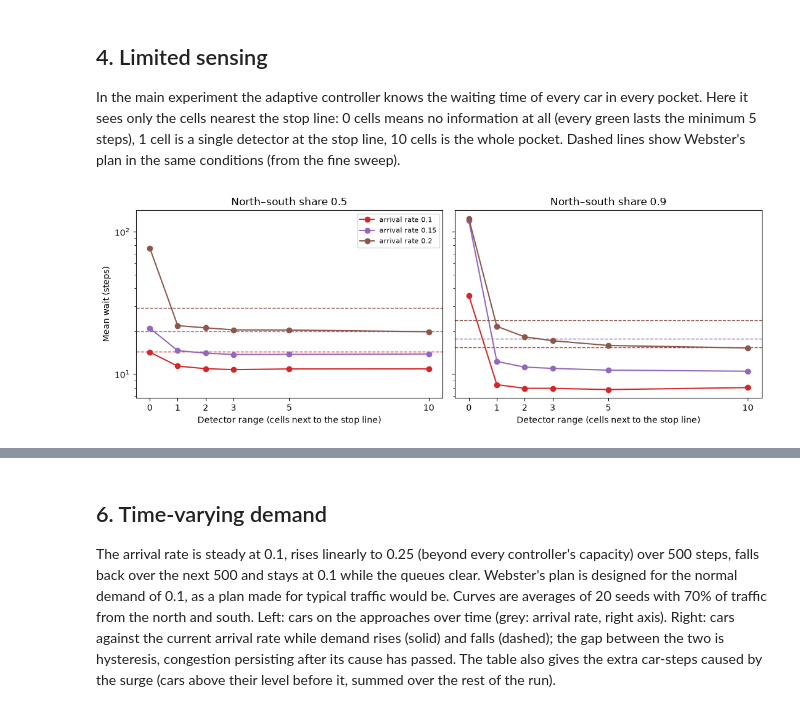
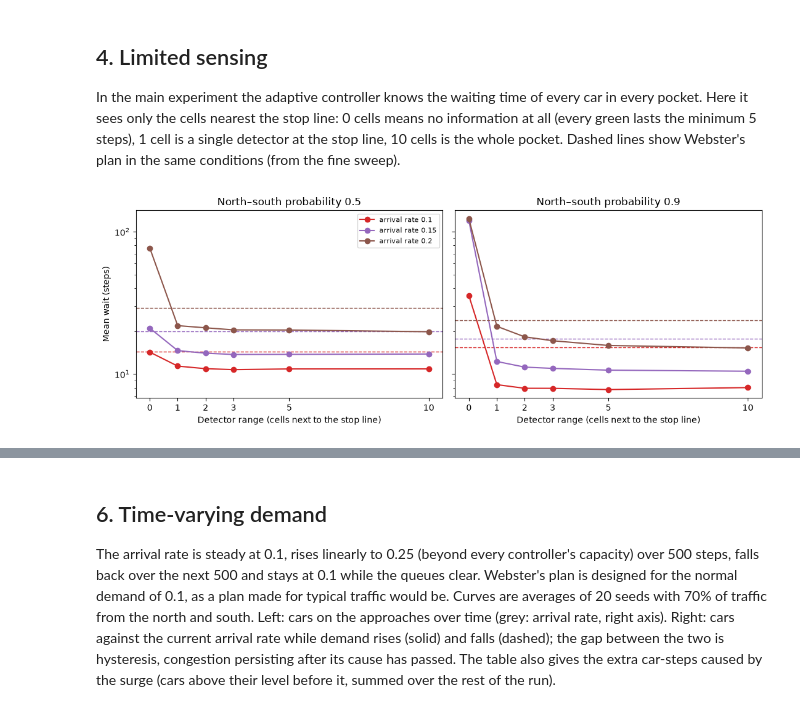
Before and after one commit to phattydumpling/CITS4403-Project, a Jupyter notebook: notebooks/Results/Extensions.ipynb, the cells around one changed output, grey strips where cells are left out. Saved outputs shown, nothing was run; the diff lists cells and outputs as text; code cells hidden in the pictures.

```diff
--- a/notebooks/Results/Extensions.ipynb
+++ b/notebooks/Results/Extensions.ipynb
@@ -115,24 +115,24 @@ Colours are controllers; circles are north–south share 0.5 and squares 0.9;
 dashed lines have reaction delay 0.2.
 # %%
-means["mean_green"] = 100 * (1 - means["all_red_share"]) / means["phase_changes"]
+means["mean_green"] = 100 * (1 - means["all_red_fraction"]) / means["phase_changes"]
 fig, axes = plt.subplots(1, 3, figsize=(14, 4))
-for share, marker in [(0.5, "o"), (0.9, "s")]:
+for p_ns, marker in [(0.5, "o"), (0.9, "s")]:
     for delay in (0.0, 0.2):
-        data = means[(means["north_south_share"] == share) & (means["reaction_delay"] == delay)]
+        data = means[(means["north_south_probability"] == p_ns) & (means["reaction_delay"] == delay)]
         style = dict(linestyle=DELAY_STYLE[delay], marker=marker, markersize=3)
         for controller in ["webster", "adaptive"]:
             runs = data[data["controller"] == controller]
             axes[0].plot(runs["arrival_rate"], runs["mean_green"], color=COLOURS[controller], **style)
             if delay == 0.0:
-                axes[1].plot(runs["arrival_rate"], runs["ns_green_share"], color=COLOURS[controller], **style)
+                axes[1].plot(runs["arrival_rate"], runs["ns_green_fraction"], color=COLOURS[controller], **style)
         for controller in CONTROLLERS:
             runs = data[data["controller"] == controller]
-            axes[2].plot(runs["arrival_rate"], 100 * runs["all_red_share"], color=COLOURS[controller], **style)
+            axes[2].plot(runs["arrival_rate"], 100 * runs["all_red_fraction"], color=COLOURS[controller], **style)
 axes[0].set_ylabel("Average green (steps)")
-axes[1].set_ylabel("North–south share of green time")
+axes[1].set_ylabel("North–south fraction of green time")
 axes[2].set_ylabel("Time spent in all-red (%)")
 handles = ([plt.Line2D([], [], color=COLOURS[c], label=LABELS[c]) for c in CONTROLLERS]
-           + [plt.Line2D([], [], color="grey", marker=m, linestyle="", label=f"north–south share {s}")
+           + [plt.Line2D([], [], color="grey", marker=m, linestyle="", label=f"north–south probability {s}")
               for s, m in [(0.5, "o"), (0.9, "s")]]
            + [plt.Line2D([], [], color="grey", linestyle=DELAY_STYLE[d], label=f"reaction delay {d}")
               for d in (0.0, 0.2)])
@@ -144,10 +144,10 @@ fig.savefig(FIGURES / "ext_timing.png", dpi=200)
 plt.show()
 
 table = means[(means["reaction_delay"] == 0.0) & means["arrival_rate"].isin([0.05, 0.1, 0.15, 0.2, 0.25])]
-print(table.pivot_table(index=["north_south_share", "arrival_rate"], columns="controller",
-                        values=["mean_green", "cycle", "design_cycle", "ns_green_share", "all_red_share"]).round(2)
+print(table.pivot_table(index=["north_south_probability", "arrival_rate"], columns="controller",
+                        values=["mean_green", "cycle", "design_cycle", "ns_green_fraction", "all_red_fraction"]).round(2)
       [[("mean_green", "adaptive"), ("mean_green", "webster"), ("cycle", "adaptive"), ("design_cycle", "webster"),
-        ("ns_green_share", "adaptive"), ("ns_green_share", "webster"),
-        ("all_red_share", "adaptive"), ("all_red_share", "webster")]])
+        ("ns_green_fraction", "adaptive"), ("ns_green_fraction", "webster"),
+        ("all_red_fraction", "adaptive"), ("all_red_fraction", "webster")]])
 # %% [output]
 [figure]
@@ -178,7 +178,7 @@ rate 0.15, from the pooled waits of all ten seeds.
 # %%
 samples = np.load(ROOT / "data" / "ext_wait_samples.npz")
 fig, axes = plt.subplots(1, 2, figsize=(12, 4))
-data = means[(means["north_south_share"] == 0.9) & (means["reaction_delay"] == 0.0)]
+data = means[(means["north_south_probability"] == 0.9) & (means["reaction_delay"] == 0.0)]
 for controller in CONTROLLERS:
     runs = data[data["controller"] == controller]
     for value, style in [("wait_p50", ":"), ("wait_p90", "--"), ("wait_p99", "-")]:
@@ -197,7 +197,7 @@ for controller in CONTROLLERS:
     axes[1].step(waits, survival, color=COLOURS[controller], label=LABELS[controller])
 axes[1].set_yscale("log")
 axes[1].set_xlabel("Wait (steps)")
-axes[1].set_ylabel("Share of cars waiting at least this long")
+axes[1].set_ylabel("Fraction of cars waiting at least this long")
 axes[1].legend(fontsize=8)
 fig.tight_layout()
 fig.savefig(FIGURES / "ext_distributions.png", dpi=200)
@@ -237,25 +237,25 @@ sweep).
 # %%
 sensing = pd.read_csv(ROOT / "data" / "ext_sensing.csv")
 fig, axes = plt.subplots(1, 2, figsize=(11, 4), sharey=True)
-for ax, share in zip(axes, sorted(sensing["north_south_share"].unique())):
+for ax, p_ns in zip(axes, sorted(sensing["north_south_probability"].unique())):
     for i, rate in enumerate(sorted(sensing["arrival_rate"].unique())):
-        runs = sensing[(sensing["north_south_share"] == share) & (sensing["arrival_rate"] == rate)]
+        runs = sensing[(sensing["north_south_probability"] == p_ns) & (sensing["arrival_rate"] == rate)]
         mean = runs.groupby("detector_range")["mean_wait"].mean()
         ax.plot(mean.index, mean, marker="o", color=f"C{i + 3}", label=f"arrival rate {rate}")
-        webster = fine[(fine["controller"] == "webster") & (fine["north_south_share"] == share)
+        webster = fine[(fine["controller"] == "webster") & (fine["north_south_probability"] == p_ns)
                        & (fine["reaction_delay"] == 0.0) & np.isclose(fine["arrival_rate"], rate)]["mean_wait"].mean()
         ax.axhline(webster, linestyle="--", color=f"C{i + 3}", linewidth=1)
     ax.set_yscale("log")
     ax.set_xticks(sorted(sensing["detector_range"].unique()))
     ax.set_xlabel("Detector range (cells next to the stop line)")
-    ax.set_title(f"North–south share {share}")
+    ax.set_title(f"North–south probability {p_ns}")
 axes[0].set_ylabel("Mean wait (steps)")
 axes[0].legend(fontsize=8)
 fig.tight_layout()
 fig.savefig(FIGURES / "ext_sensing.png", dpi=200)
 plt.show()
 
-print(sensing.pivot_table(index=["north_south_share", "arrival_rate"], columns="detector_range",
+print(sensing.pivot_table(index=["north_south_probability", "arrival_rate"], columns="detector_range",
                           values="mean_wait").round(1))
 # %% [output]
-[figure, old version]
+[figure, new version]
```
Also changed, not shown: parts of 10 cells of this notebook, 25 other files.
